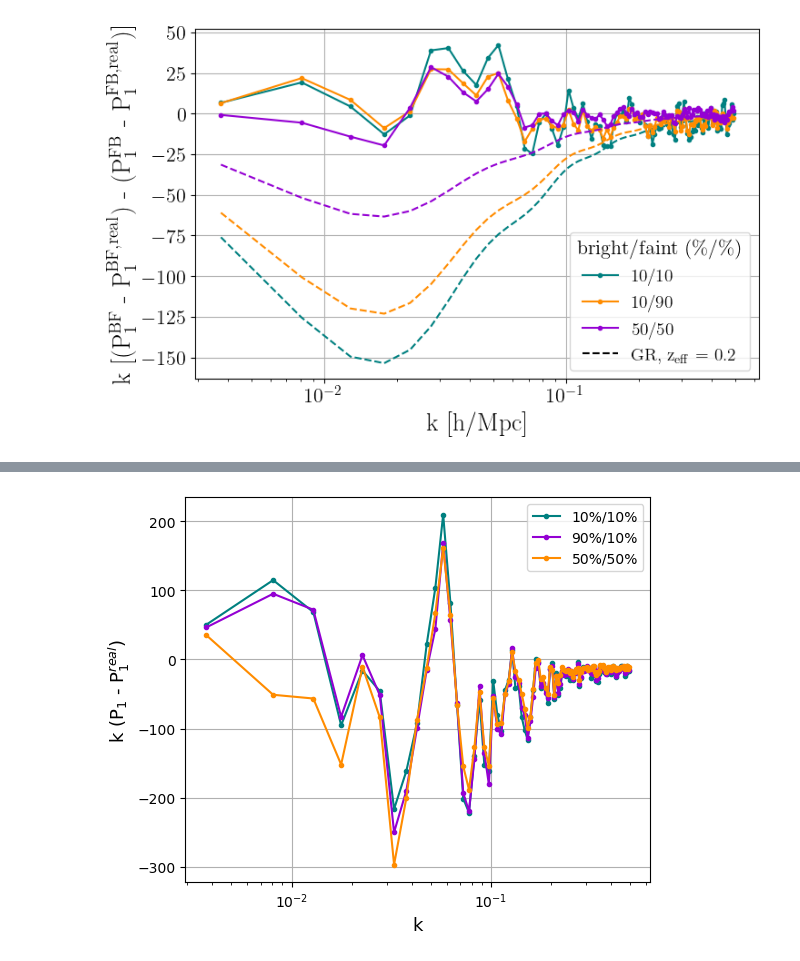
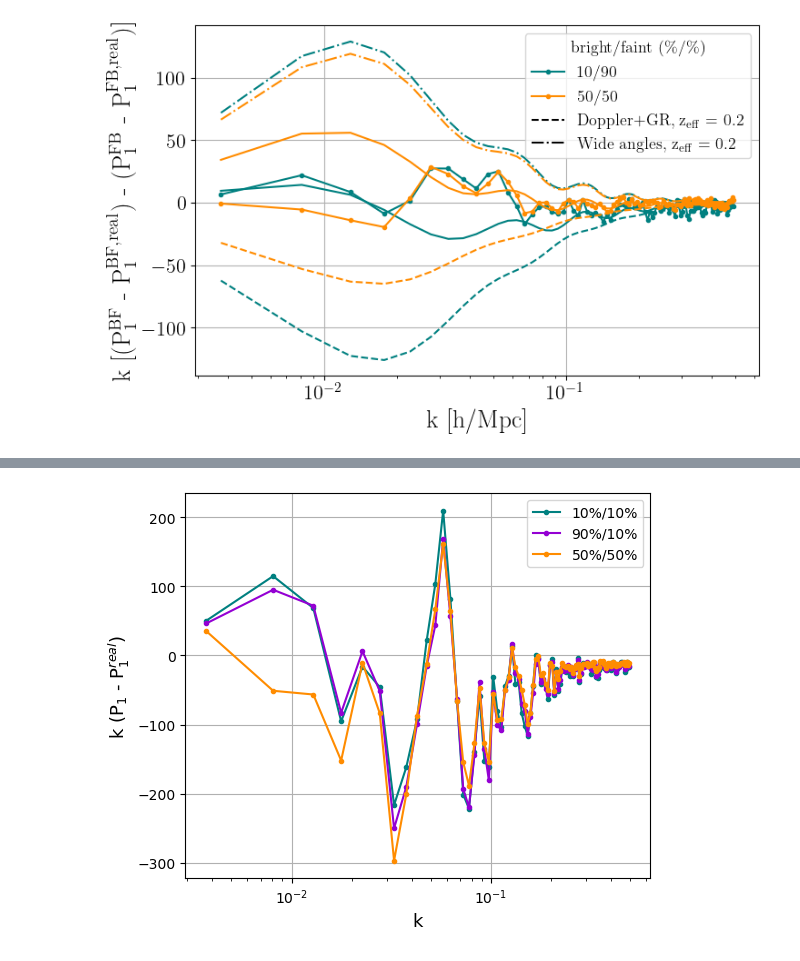
Before and after one commit to JadePiat/Relativistic_effects, a Jupyter notebook: power_spectrum.ipynb, the cells around one changed output, grey strips where cells are left out. Drawn from its saved outputs; the diff is of its cells as text; code cells hidden in the pictures.

```diff
--- a/power_spectrum.ipynb
+++ b/power_spectrum.ipynb
@@ -10,3 +10,9 @@ plt.rcParams.update({
 
 
 from dipole import model
+from dipole import Doppler
+from dipole import Grav_redshift
+from dipole import matter_power_spectrum as Pm
+from hodpy.cosmology import CosmologyAbacus
+cosmo = CosmologyAbacus(0)  #c000 cosmology
+from cosmoprimo import *
@@ -13,14 +29,27 @@ from dipole import model
+# %%
+def wide_angles(z,k,b,matter_power,dPm):
+
+    D = cosmo.growth_factor(z)
+    f = cosmo.growth_rate(z)
+    r = cosmo.comoving_distance(z)
+
+    Fwa = -(4*f*(7*b+3*f)/(35*r))*D**2
+    B2 = -3*Pm(k,z)/k-dPm(k,z,Pm)
+
+    return Fwa*B2
 # %%
 from matplotlib.lines import Line2D
 
-cuts_b = [10,10,50]
-cuts_f = [10,90,50]
+cuts_b = [10,50]
+cuts_f = [90,50]
 
-s_b = [0.98,0.98,0.62]
-s_f = [0.3,0.42,0.33]
+s_b = [0.98,0.62]
+s_f = [0.42,0.33]       # 0.3
 
-b_b = [1.3,1.3,1.1]
-b_f = [1.05,1.05,1.03]
+b_b = [1.3,1.1]
+b_f = [1.05,1.03]       # 1.05
+
+z = 0.2
 
 plt.figure(figsize=(8,5))
 plt.xticks(fontsize = 16)
@@ -30,51 +59,55 @@ colors = ['teal','darkorange','darkviolet']
 
 for i, [cut_b, cut_f] in enumerate(zip(cuts_b, cuts_f)):
 
     data_BF = np.loadtxt(f'/global/homes/j/jpiat/data/Pk1_b{cut_b}_f{cut_f}.dat')
     data_FB = np.loadtxt(f'/global/homes/j/jpiat/data/Pk1_f{cut_f}_b{cut_b}.dat')
     data_real_BF = np.loadtxt(f'/global/homes/j/jpiat/data/Pk1_real_b{cut_b}_f{cut_f}.dat')
     data_real_FB = np.loadtxt(f'/global/homes/j/jpiat/data/Pk1_real_f{cut_f}_b{cut_b}.dat')
 
     k = data_BF[:,0]
     k_real = data_real_BF[:,0]
     pk1_BF = data_BF[:,1]
     pk1_FB = data_FB[:,1]
     pk1_real_BF = data_real_BF[:,1]
     pk1_real_FB = data_real_FB[:,1]
 
     s = [s_b[i], s_f[i]]
     b = [b_b[i], b_f[i]]
 
-    pk1_model = model(k,0.2,s,b)
+    pk1_model = model(k,z,s,b)
+    P_tot = (pk1_BF-pk1_real_BF)-(pk1_FB-pk1_real_FB)
+    Pwa = wide_angles(z,k,b_f[i],Pm,dPm)+wide_angles(z,k,b_b[i],Pm,dPm)
 
-    P_tot = (pk1_BF-pk1_real_BF)-(pk1_FB-pk1_real_FB)
-    data = np.zeros((len(k),7))
-    data[:,0] = k
-    data[:,1] = k_real
-    data[:,2] = pk1_BF
-    data[:,3] = pk1_real_BF
-    data[:,4] = pk1_FB
-    data[:,5] = pk1_real_FB
-    data[:,6] = P_tot
-
-    if cut_f == 90:
-        np.savetxt('dipole_B10_F90.txt', data)
-
-    if cut_f == 10:
-        np.savetxt('dipole_B10_F10.txt', data)
+    #data = np.zeros((len(k),7))
+    #data[:,0] = k
+    #data[:,1] = k_real
+    #data[:,2] = pk1_BF
+    #data[:,3] = pk1_real_BF
+    #data[:,4] = pk1_FB
+    #data[:,5] = pk1_real_FB
+    #data[:,6] = P_tot
+    #
+    #if cut_f == 90:
+    #    np.savetxt('dipole_B10_F90.txt', data)
+    #
+    #if cut_f == 10:
+    #    np.savetxt('dipole_B10_F10.txt', data)
 
     plt.plot(k,k*P_tot,marker='.',label=f'{cut_b}/{cut_f}',color=colors[i])
     plt.plot(k, -2*k*pk1_model, ls = '--', color=colors[i])
+    plt.plot(k, k*Pwa, ls = '-.', color=colors[i])
+    plt.plot(k, k*(Pwa-2*pk1_model), ls = '-', color=colors[i])
 
-line = Line2D([0], [0], label=r'GR, z$_{\rm eff}$ = 0.2', color='k', ls='--')
+line = Line2D([0], [0], label=r'Doppler+GR, z$_{\rm eff}$ = 0.2', color='k', ls='--')
+line1 = Line2D([0], [0], label=r'Wide angles, z$_{\rm eff}$ = 0.2', color='k', ls='-.')
 handles, labels = plt.gca().get_legend_handles_labels()
-handles.extend([line])
+handles.extend([line,line1])
 
 plt.ylabel(r'k [(P$\rm_1^{BF}$ - P$\rm^{BF,real}_1$) - (P$\rm_1^{FB}$ - P$\rm^{FB,real}_1$)]',fontsize=20)
 plt.xlabel('k [h/Mpc]', fontsize=20)
 plt.xscale('log')
 plt.grid()
-plt.legend(handles=handles, fontsize=14,title='bright/faint (\%/\%)',title_fontsize=16)
-plt.savefig('/global/homes/j/jpiat/Relativistic_effects/figures/dipole.pdf');
+plt.legend(handles=handles, fontsize=13,title='bright/faint (\%/\%)',title_fontsize=13)
+plt.savefig('/global/homes/j/jpiat/Relativistic_effects/figures/dipole.pdf',bbox_inches='tight');
 # %% [output]
-[figure, old version]
+[figure, new version]
```
Also changed, not shown: parts of 5 cells of this notebook, 14 other files.
